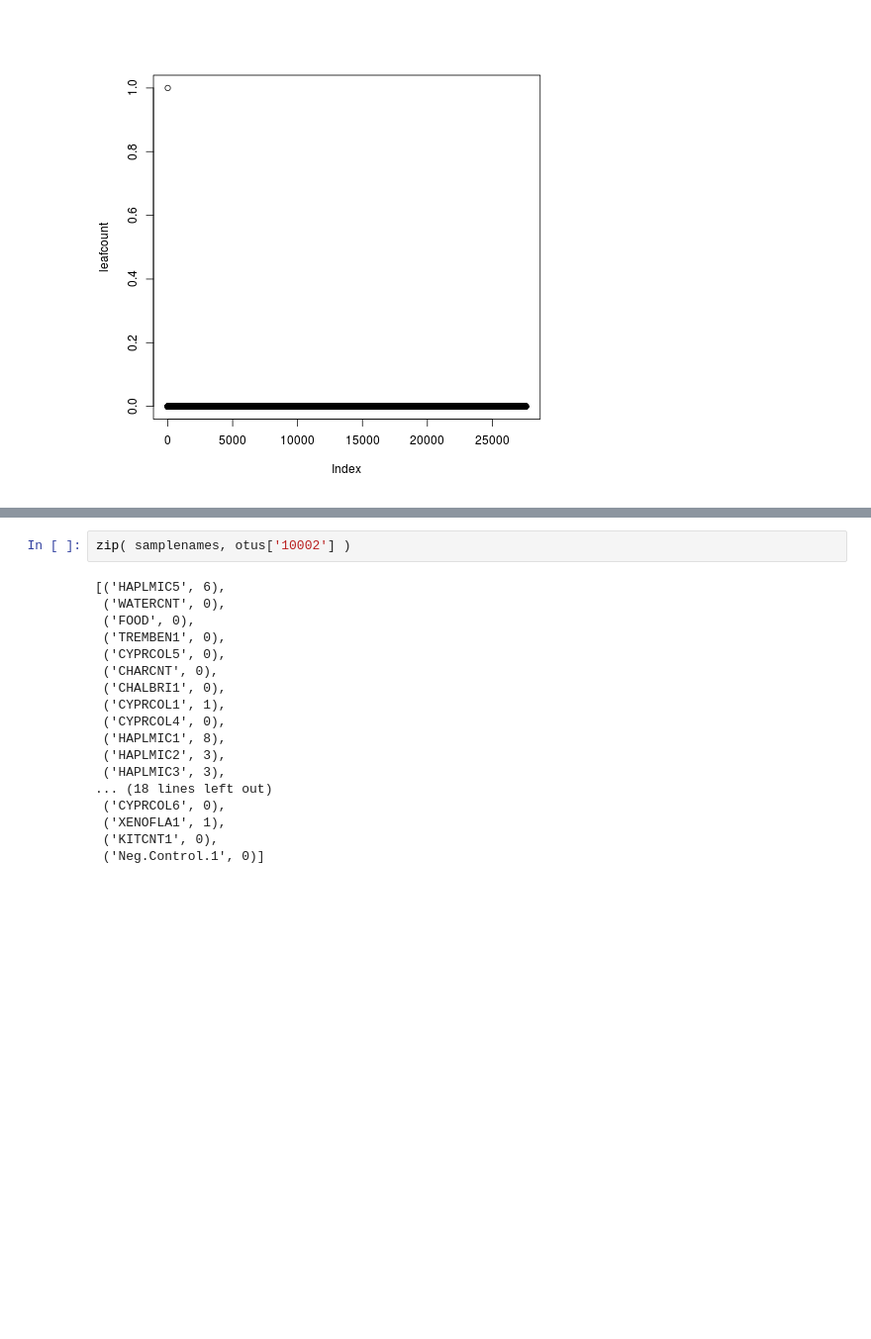
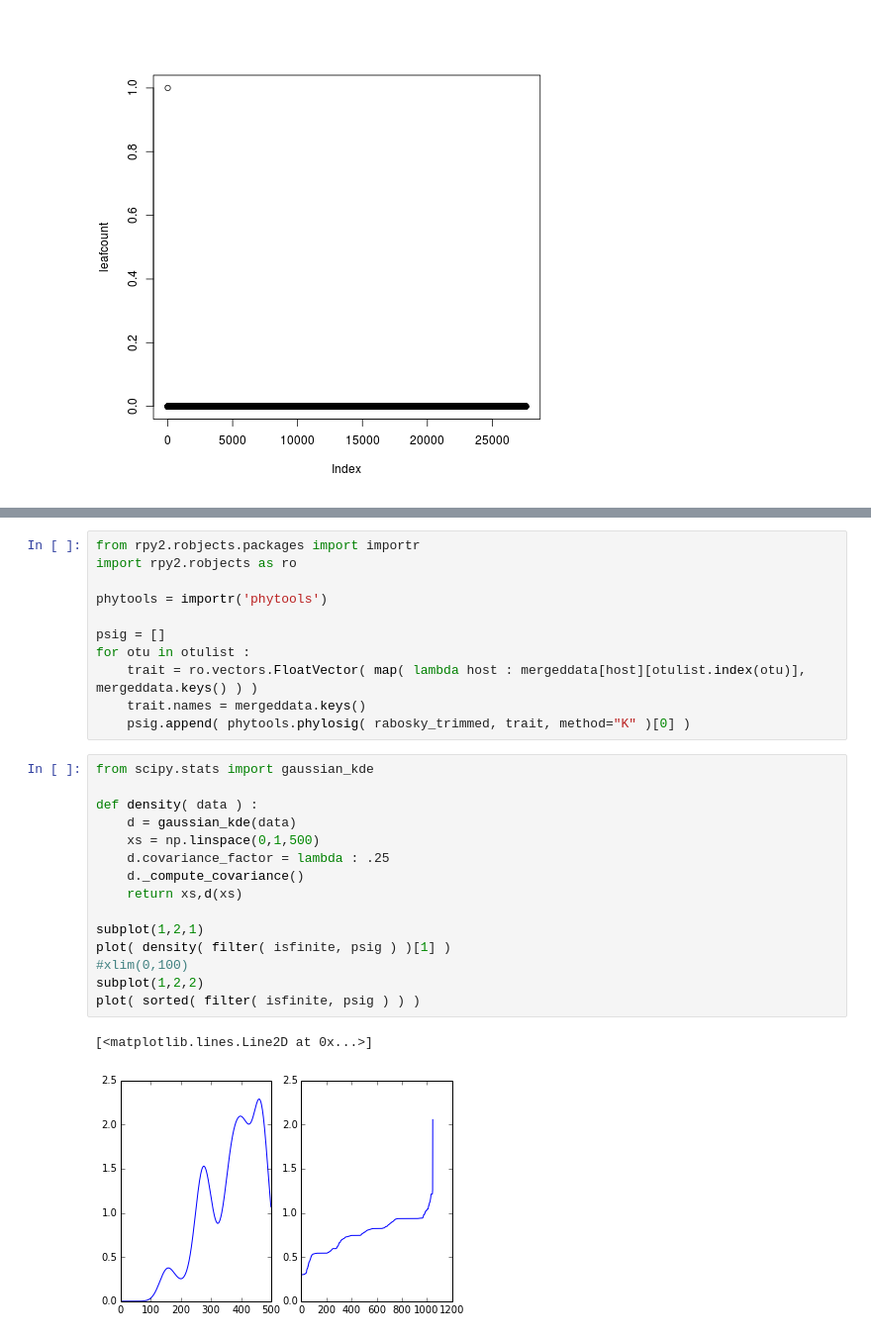
Before and after one commit to ryneches/fishpoo, a Jupyter notebook: fishpoo.ipynb, the cells around one changed output, grey strips where cells are left out. Shown at 99% size. Saved outputs shown, nothing was run; the diff lists cells and outputs as text; blank space fills up the shorter version.

Commit message:
phylosig now working from Python!

```diff
--- a/fishpoo.ipynb
+++ b/fishpoo.ipynb
@@ -1050,23 +1028,32 @@ rabosky_trimmed[2][ rabosky_trimmed[2].index('Neolamprologus_cylindricus')   ] =
 rabosky_trimmed[2][ rabosky_trimmed[2].index('Cyprichromis_jumbo')           ] = "Cyprichromis_coloratus"
 rabosky_trimmed[2][ rabosky_trimmed[2].index('Baileychromis_centropomoides') ] = "Reganochromis_calliurus"
 rabosky_trimmed[2][ rabosky_trimmed[2].index('Limnochromis_abeelei')         ] = "Trematochromis_benthicola"
-# %%
-zip( samplenames, otus['10002'] )
-# %% [output]
-[('HAPLMIC5', 6),
- ('WATERCNT', 0),
- ('FOOD', 0),
- ('TREMBEN1', 0),
- ('CYPRCOL5', 0),
- ('CHARCNT', 0),
- ('CHALBRI1', 0),
- ('CYPRCOL1', 1),
- ('CYPRCOL4', 0),
- ('HAPLMIC1', 8),
- ('HAPLMIC2', 3),
- ('HAPLMIC3', 3),
-... (18 lines left out)
- ('CYPRCOL6', 0),
- ('XENOFLA1', 1),
- ('KITCNT1', 0),
- ('Neg.Control.1', 0)]
+# %%
+from rpy2.robjects.packages import importr
+import rpy2.robjects as ro
+
+phytools = importr('phytools')
+
+psig = []
+for otu in otulist :
+    trait = ro.vectors.FloatVector( map( lambda host : mergeddata[host][otulist.index(otu)], mergeddata.keys() ) )
+    trait.names = mergeddata.keys()
+    psig.append( phytools.phylosig( rabosky_trimmed, trait, method="K" )[0] )
+# %%
+from scipy.stats import gaussian_kde
+
+def density( data ) :
+    d = gaussian_kde(data)
+    xs = np.linspace(0,1,500)
+    d.covariance_factor = lambda : .25
+    d._compute_covariance()
+    return xs,d(xs)
+
+subplot(1,2,1)
+plot( density( filter( isfinite, psig ) )[1] )
+#xlim(0,100)
+subplot(1,2,2)
+plot( sorted( filter( isfinite, psig ) ) )
+# %% [output]
+[<matplotlib.lines.Line2D at 0x...>]
+[figure, added]
```
Also changed, not shown: parts of 5 cells of this notebook.
